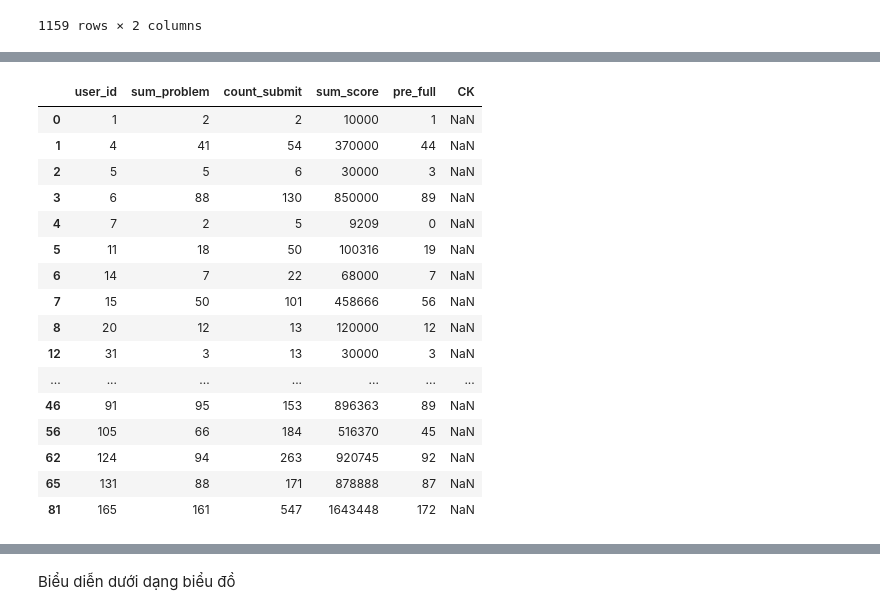
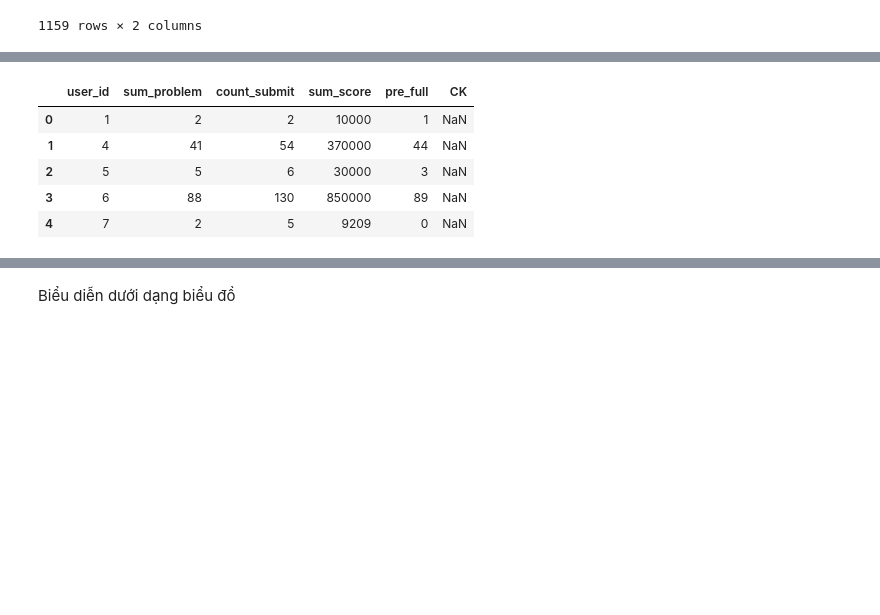
Before and after one commit to dxmai/CS114.L21.KHCL, a Jupyter notebook: Colab/DuDoanDiemCuoiKi.ipynb, the cells around one changed output, grey strips where cells are left out. Drawn from its saved outputs; the diff is of its cells as text; code cells hidden in the pictures; blank space fills up the shorter version.

```diff
--- a/Colab/DuDoanDiemCuoiKi.ipynb
+++ b/Colab/DuDoanDiemCuoiKi.ipynb
@@ -188,23 +147,12 @@ data.head(20)
 # %%
 data_predict=data[pd.isnull(data["CK"])]
-data_predict.head(20)
+data_predict.head()
 # %% [output]
 |  | user_id | sum_problem | count_submit | sum_score | pre_full | CK |
 | 0 | 1 | 2 | 2 | 10000 | 1 | NaN |
 | 1 | 4 | 41 | 54 | 370000 | 44 | NaN |
 | 2 | 5 | 5 | 6 | 30000 | 3 | NaN |
 | 3 | 6 | 88 | 130 | 850000 | 89 | NaN |
 | 4 | 7 | 2 | 5 | 9209 | 0 | NaN |
-| 5 | 11 | 18 | 50 | 100316 | 19 | NaN |
-| 6 | 14 | 7 | 22 | 68000 | 7 | NaN |
-| 7 | 15 | 50 | 101 | 458666 | 56 | NaN |
-| 8 | 20 | 12 | 13 | 120000 | 12 | NaN |
-| 12 | 31 | 3 | 13 | 30000 | 3 | NaN |
-| ... | ... | ... | ... | ... | ... | ... |
-| 46 | 91 | 95 | 153 | 896363 | 89 | NaN |
-| 56 | 105 | 66 | 184 | 516370 | 45 | NaN |
-| 62 | 124 | 94 | 263 | 920745 | 92 | NaN |
-| 65 | 131 | 88 | 171 | 878888 | 87 | NaN |
-| 81 | 165 | 161 | 547 | 1643448 | 172 | NaN |
 # %%
 data_training= data[pd.notnull(data["CK"])]
```
Also changed, not shown: parts of 60 cells of this notebook.
